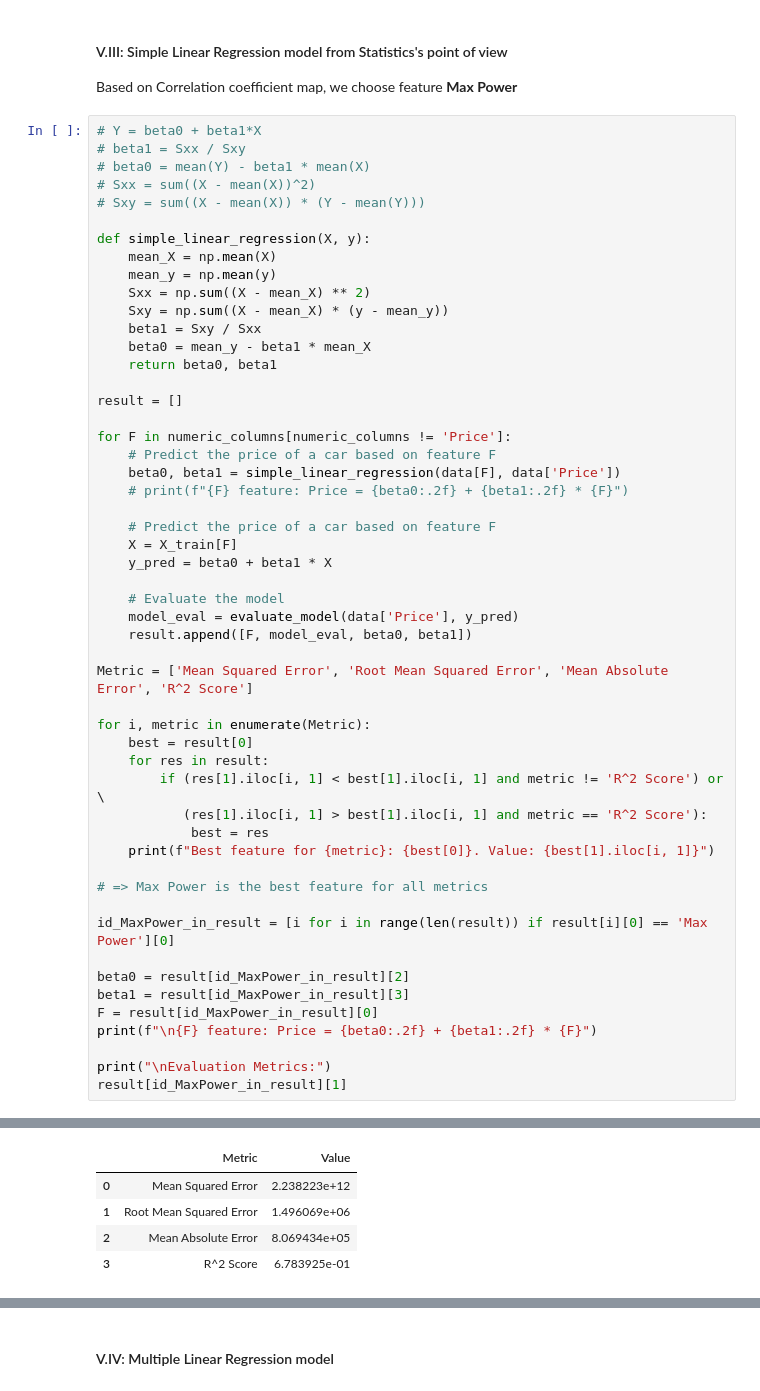
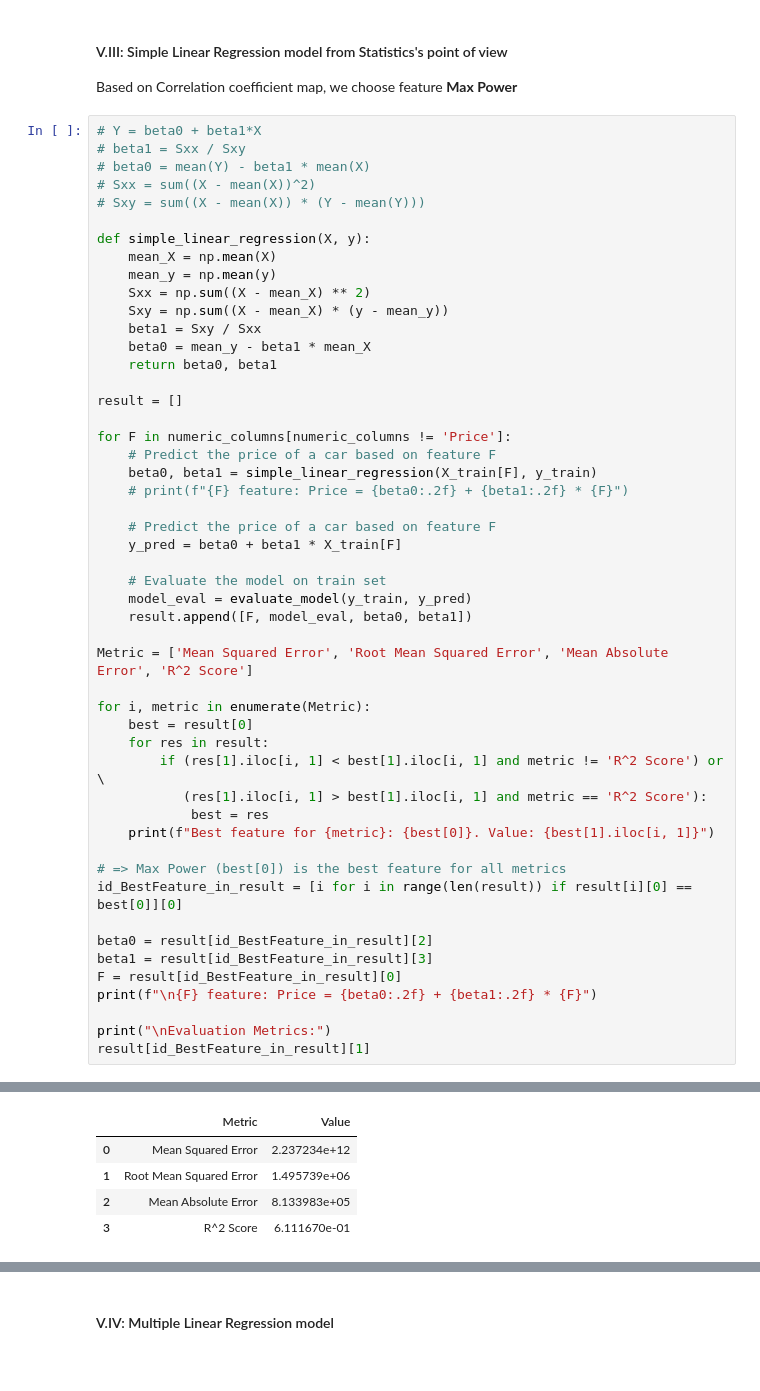
Before and after one commit to ductai05/Math-For-AI, a Jupyter notebook: DucTai_LR.ipynb, the cells around one changed output, grey strips where cells are left out. Cells and saved outputs as stored; diff of their text form.

Commit message:
fix train-set

```diff
--- a/DucTai_LR.ipynb
+++ b/DucTai_LR.ipynb
@@ -348,15 +348,14 @@ result = []
 
 for F in numeric_columns[numeric_columns != 'Price']:
     # Predict the price of a car based on feature F
-    beta0, beta1 = simple_linear_regression(data[F], data['Price'])
+    beta0, beta1 = simple_linear_regression(X_train[F], y_train)
     # print(f"{F} feature: Price = {beta0:.2f} + {beta1:.2f} * {F}")
 
     # Predict the price of a car based on feature F
-    X = X_train[F]
-    y_pred = beta0 + beta1 * X
+    y_pred = beta0 + beta1 * X_train[F]
 
-    # Evaluate the model
-    model_eval = evaluate_model(data['Price'], y_pred)
+    # Evaluate the model on train set
+    model_eval = evaluate_model(y_train, y_pred)
     result.append([F, model_eval, beta0, beta1])
 
 Metric = ['Mean Squared Error', 'Root Mean Squared Error', 'Mean Absolute Error', 'R^2 Score']
@@ -369,15 +368,14 @@ for i, metric in enumerate(Metric):
             best = res
     print(f"Best feature for {metric}: {best[0]}. Value: {best[1].iloc[i, 1]}")
 
-# => Max Power is the best feature for all metrics
+# => Max Power (best[0]) is the best feature for all metrics
+id_BestFeature_in_result = [i for i in range(len(result)) if result[i][0] == best[0]][0]
 
-id_MaxPower_in_result = [i for i in range(len(result)) if result[i][0] == 'Max Power'][0]
-
-beta0 = result[id_MaxPower_in_result][2]
-beta1 = result[id_MaxPower_in_result][3]
-F = result[id_MaxPower_in_result][0]
+beta0 = result[id_BestFeature_in_result][2]
+beta1 = result[id_BestFeature_in_result][3]
+F = result[id_BestFeature_in_result][0]
 print(f"\n{F} feature: Price = {beta0:.2f} + {beta1:.2f} * {F}")
 
 print("\nEvaluation Metrics:")
-result[id_MaxPower_in_result][1]
+result[id_BestFeature_in_result][1]
 # %% [output]
@@ -390,7 +388,7 @@ Max Power feature: Price = -1864158.74 + 27757.76 * Max Power
 
 Evaluation Metrics:
 |  | Metric | Value |
-| 0 | Mean Squared Error | 2.238223e+12 |
-| 1 | Root Mean Squared Error | 1.496069e+06 |
-| 2 | Mean Absolute Error | 8.069434e+05 |
-| 3 | R^2 Score | 6.783925e-01 |
+| 0 | Mean Squared Error | 2.237234e+12 |
+| 1 | Root Mean Squared Error | 1.495739e+06 |
+| 2 | Mean Absolute Error | 8.133983e+05 |
+| 3 | R^2 Score | 6.111670e-01 |
```
Also changed, not shown: parts of 2 cells of this notebook.
